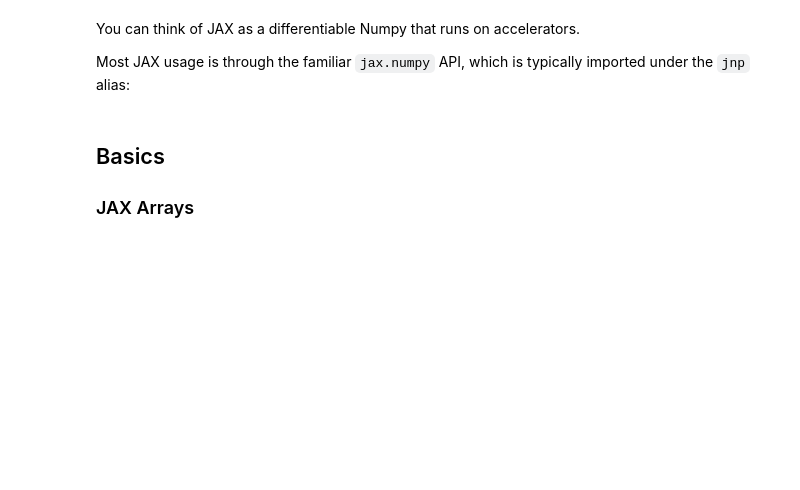
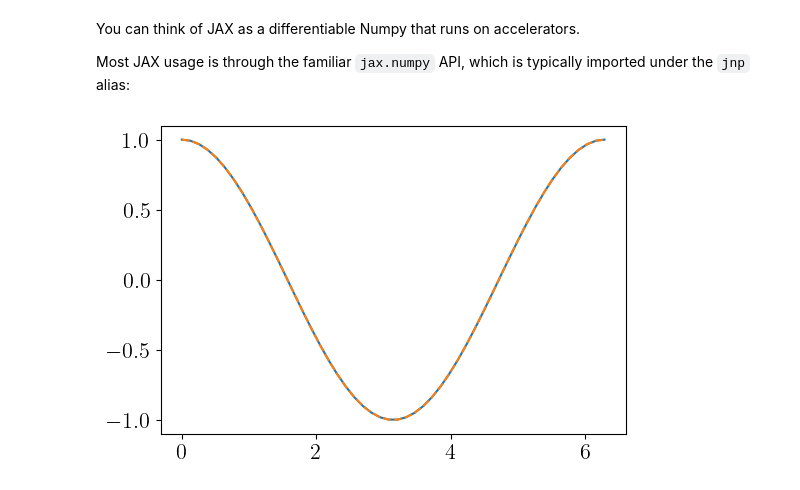
Before and after one commit to alexalar/intro_jax, a Jupyter notebook: notebooks/jax_overview.ipynb, the cells around one changed output. Cells and saved outputs as stored; diff of their text form; code cells hidden in the pictures; blank space fills up the shorter version.

```diff
--- a/notebooks/jax_overview.ipynb
+++ b/notebooks/jax_overview.ipynb
@@ -130,3 +127,12 @@ import
-# %% [markdown]
-## Basics
-### JAX Arrays
+# %%
+np_xarr = np.linspace(0, 2*jnp.pi, 50)
+jnp_xarr = jnp.linspace(0, 2*jnp.pi, 50)
+np_yarr = np.cos(np_xarr)
+jnp_yarr = jnp.cos(jnp_xarr)
+# %%
+fig, ax = plt.subplots(1, 1)
+ax.plot(np_xarr, np_yarr)
+ax.plot(jnp_xarr, jnp_yarr, ls='--')
+plt.show()
+# %% [output]
+[figure, added]
```
Also changed, not shown: parts of 94 cells of this notebook.
